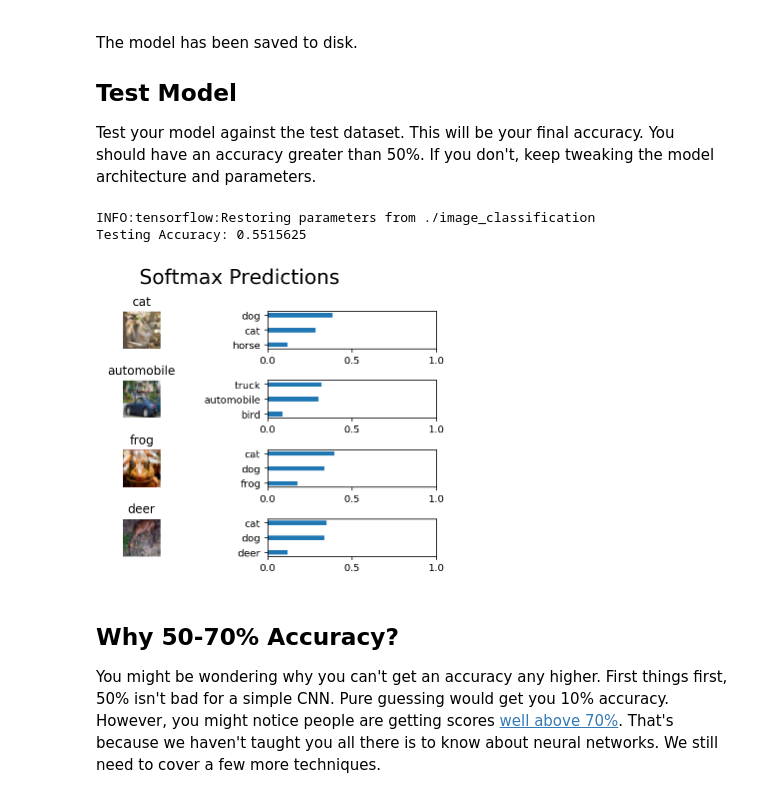
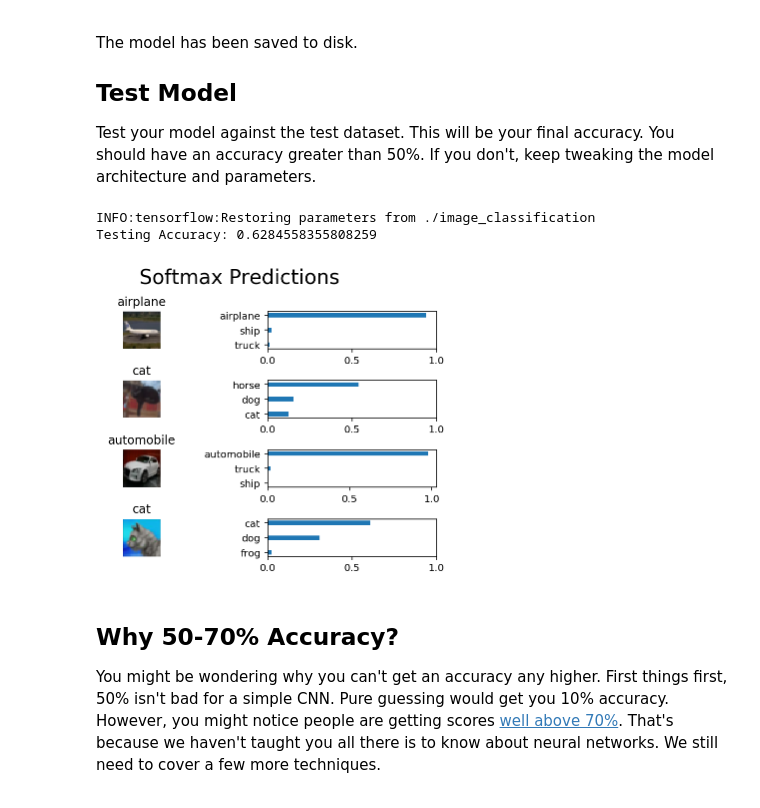
Before and after one commit to JulienWu/Udacity_deep_learning, a Jupyter notebook: image-classification/dlnd_image_classification.ipynb, the cells around one changed output. Saved outputs shown, nothing was run; the diff lists cells and outputs as text; code cells hidden in the pictures.

```diff
--- a/image-classification/dlnd_image_classification.ipynb
+++ b/image-classification/dlnd_image_classification.ipynb
@@ -365,10 +374,22 @@ def conv_net(x, keep_prob):
     # TODO: Apply 1, 2, or 3 Convolution and Max Pool layers
     #    Play around with different number of outputs, kernel size and stride
     # Function Definition from Above:
-    test_num_outputs = 10
+    test_num_outputs = 30
     test_con_k = (2, 2)
     test_con_s = (2, 2)
-    test_pool_k = (3, 3)
+    test_pool_k = (2, 2)
+    test_pool_s = (2, 2)
+    conv2d_maxpool_out = conv2d_maxpool(x, test_num_outputs, test_con_k, test_con_s, test_pool_k, test_pool_s)
+    test_num_outputs = 60
+    test_con_k = (2, 2)
+    test_con_s = (2, 2)
+    test_pool_k = (2, 2)
+    test_pool_s = (2, 2)
+    conv2d_maxpool_out = conv2d_maxpool(x, test_num_outputs, test_con_k, test_con_s, test_pool_k, test_pool_s)
+    test_num_outputs = 90
+    test_con_k = (2, 2)
+    test_con_s = (2, 2)
+    test_pool_k = (2, 2)
     test_pool_s = (2, 2)
     conv2d_maxpool_out = conv2d_maxpool(x, test_num_outputs, test_con_k, test_con_s, test_pool_k, test_pool_s)
     # TODO: Apply a Flatten Layer
@@ -379,9 +400,10 @@ def conv_net(x, keep_prob):
     # TODO: Apply 1, 2, or 3 Fully Connected Layers
     #    Play around with different number of outputs
     # Function Definition from Above:
+    conv2d_maxpool_out=fully_conn(conv2d_maxpool_out, 80)
+    conv2d_maxpool_out=tf.nn.dropout(conv2d_maxpool_out, keep_prob)
     conv2d_maxpool_out=fully_conn(conv2d_maxpool_out, 40)
-    conv2d_maxpool_out=fully_conn(conv2d_maxpool_out, 40)
-
+    conv2d_maxpool_out=tf.nn.dropout(conv2d_maxpool_out, keep_prob)
     # TODO: Apply an Output Layer
     #    Set this to the number of classes
 
@@ -483,9 +505,9 @@ Tune the following parameters:
 * Set `keep_probability` to the probability of keeping a node using dropout
 # %%
 # TODO: Tune Parameters
-epochs = 20
-batch_size = 256
-keep_probability = 1
+epochs = 50
+batch_size = 1024
+keep_probability = 0.9
 # %% [markdown]
 ### Train on a Single CIFAR-10 Batch
 Instead of training the neural network on all the CIFAR-10 batches of data, let's use a single batch. This should save time while you iterate on the model to get a better accuracy.  Once the final validation accuracy is 50% or greater, run the model on all the data in the next section.
@@ -504,6 +526,6 @@ with tf.Session() as sess:
         for batch_features, batch_labels in helper.load_preprocess_training_batch(batch_i, batch_size):
             train_neural_network(sess, optimizer, keep_probability, batch_features, batch_labels)
         print('Epoch {:>2}, CIFAR-10 Batch {}:  '.format(epoch + 1, batch_i), end='')
-        print_stats(sess, batch_features, batch_labels, cost, accuracy)
+        print_stats(sess, valid_features, valid_labels, cost, accuracy)
 # %% [output]
 Checking the Training on a Single Batch...
@@ -545,7 +567,7 @@ with tf.Session() as sess:
             for batch_features, batch_labels in helper.load_preprocess_training_batch(batch_i, batch_size):
                 train_neural_network(sess, optimizer, keep_probability, batch_features, batch_labels)
             print('Epoch {:>2}, CIFAR-10 Batch {}:  '.format(epoch + 1, batch_i), end='')
-            print_stats(sess, batch_features, batch_labels, cost, accuracy)
+            print_stats(sess, valid_features, valid_labels, cost, accuracy)
 
     # Save Model
     saver = tf.train.Saver()
@@ -601,7 +623,7 @@ def test_model():
     Test the saved model against the test dataset
     """
 
-    test_features, test_labels = pickle.load(open('preprocess_training.p', mode='rb'))
+    test_features, test_labels = pickle.load(open('preprocess_test.p', mode='rb'))
     loaded_graph = tf.Graph()
 
     with tf.Session(graph=loaded_graph) as sess:
@@ -612,35 +634,35 @@ def test_model():
         # Get Tensors from loaded model
         loaded_x = loaded_graph.get_tensor_by_name('x:0')
         loaded_y = loaded_graph.get_tensor_by_name('y:0')
         loaded_keep_prob = loaded_graph.get_tensor_by_name('keep_prob:0')
         loaded_logits = loaded_graph.get_tensor_by_name('logits:0')
         loaded_acc = loaded_graph.get_tensor_by_name('accuracy:0')
 
         # Get accuracy in batches for memory limitations
         test_batch_acc_total = 0
         test_batch_count = 0
 
         for train_feature_batch, train_label_batch in helper.batch_features_labels(test_features, test_labels, batch_size):
             test_batch_acc_total += sess.run(
                 loaded_acc,
                 feed_dict={loaded_x: train_feature_batch, loaded_y: train_label_batch, loaded_keep_prob: 1.0})
             test_batch_count += 1
 
         print('Testing Accuracy: {}\n'.format(test_batch_acc_total/test_batch_count))
 
         # Print Random Samples
         random_test_features, random_test_labels = tuple(zip(*random.sample(list(zip(test_features, test_labels)), n_samples)))
         random_test_predictions = sess.run(
             tf.nn.top_k(tf.nn.softmax(loaded_logits), top_n_predictions),
             feed_dict={loaded_x: random_test_features, loaded_y: random_test_labels, loaded_keep_prob: 1.0})
         helper.display_image_predictions(random_test_features, random_test_labels, random_test_predictions)
 
 
 test_model()
 # %% [output]
 INFO:tensorflow:Restoring parameters from ./image_classification
-Testing Accuracy: 0.5515625
+Testing Accuracy: 0.6284558355808259
-[figure, old version]
+[figure, new version]
 # %% [markdown]
 ## Why 50-70% Accuracy?
 You might be wondering why you can't get an accuracy any higher. First things first, 50% isn't bad for a simple CNN.  Pure guessing would get you 10% accuracy. However, you might notice people are getting scores [well above 70%](http://rodrigob.github.io/are_we_there_yet/build/classification_datasets_results.html#43494641522d3130).  That's because we haven't taught you all there is to know about neural networks. We still need to cover a few more techniques.
```
Also changed, not shown: parts of 5 cells of this notebook, 3 other files.
